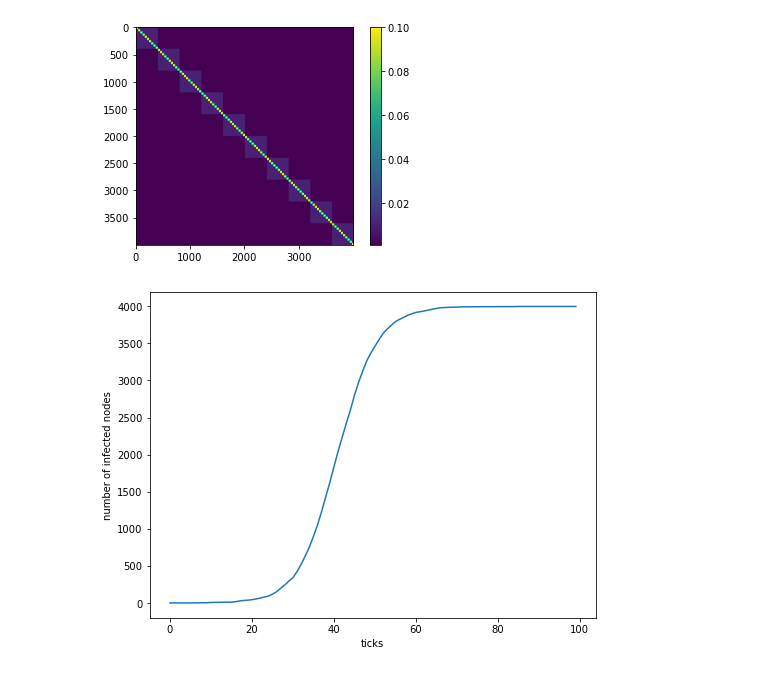
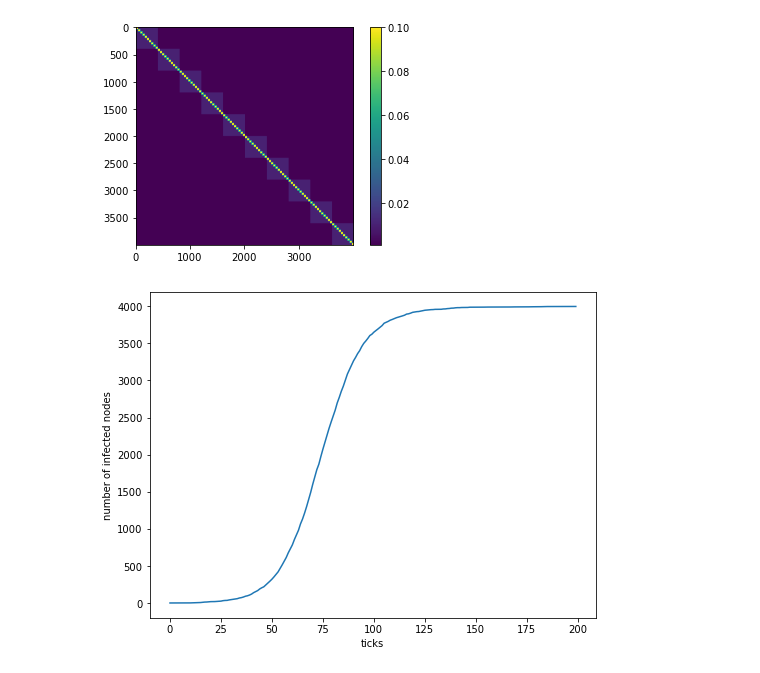
Before and after one commit to ficnawode/SI-model-sim, a Jupyter notebook: graph.ipynb, the cells around one changed output. Drawn from its saved outputs; the diff is of its cells as text; code cells hidden in the pictures.

```diff
--- a/graph.ipynb
+++ b/graph.ipynb
@@ -89,7 +89,7 @@ def create_correlation_matrix(N)->np.matrix:
 def create_model_from_correlation_matrix(corr_mat: np.matrix, infection_prob: float)->SIModel:
     g = SIModel(int(np.sqrt(corr_mat.size)), infection_prob)
     for i in range(g.size):
-        for j in range(g.size):
+        for j in range(i,g.size):
             should_be_connected = np.random.random() < corr_mat[i,j]
             if should_be_connected:
                 g.create_edge(i,j)
@@ -137,31 +137,31 @@ plt.show()
 # %%
 #create correlation (probability) matrix
 corr_mat = create_correlation_matrix(4000)
 
 #create a model from the matrix
 g = create_model_from_correlation_matrix(corr_mat, 0.01)
 
 #set first node to infected
 g.nodes[0].infected = True
 
 #gather data
 tick_numbers = []
 infected_at_tick = []
 
 #watch chaos unfold
-for i in range(100):
+for i in range(200):
     g.tick()
     tick_numbers.append(i)
     infected_at_tick.append(g.amount_of_infected)
 
 #plot the sucker
 plt.figure(figsize = (8,6))
 plt.plot(tick_numbers, infected_at_tick)
 plt.xlabel('ticks')
 plt.ylabel('number of infected nodes')
 
 # plt.savefig('out/infected_per_tick_variable_correlation.jpg', dpi=300)
 
 plt.show()
 # %% [output]
-[figure, old version]
+[figure, new version]
```
Also changed, not shown: parts of 1 cell of this notebook.
